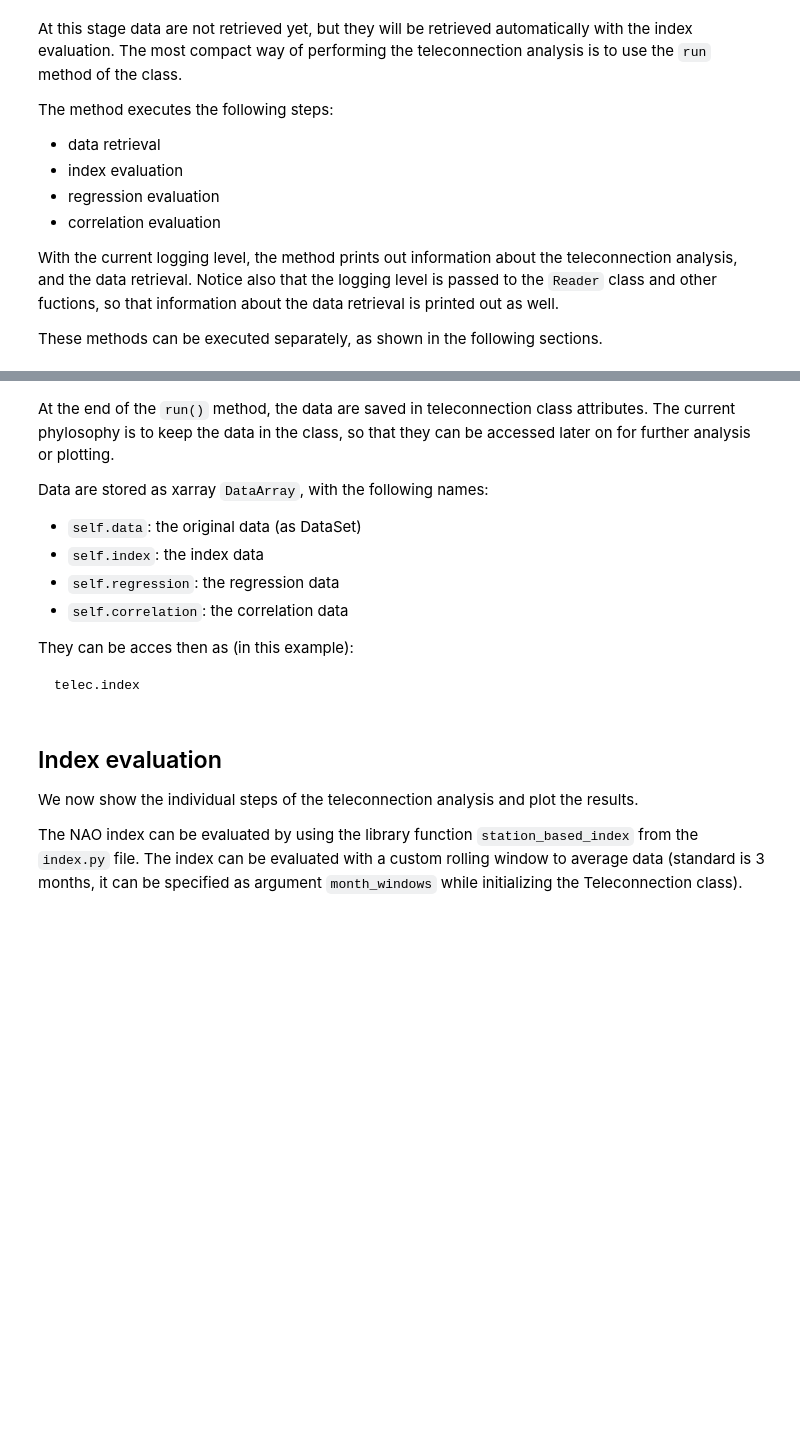
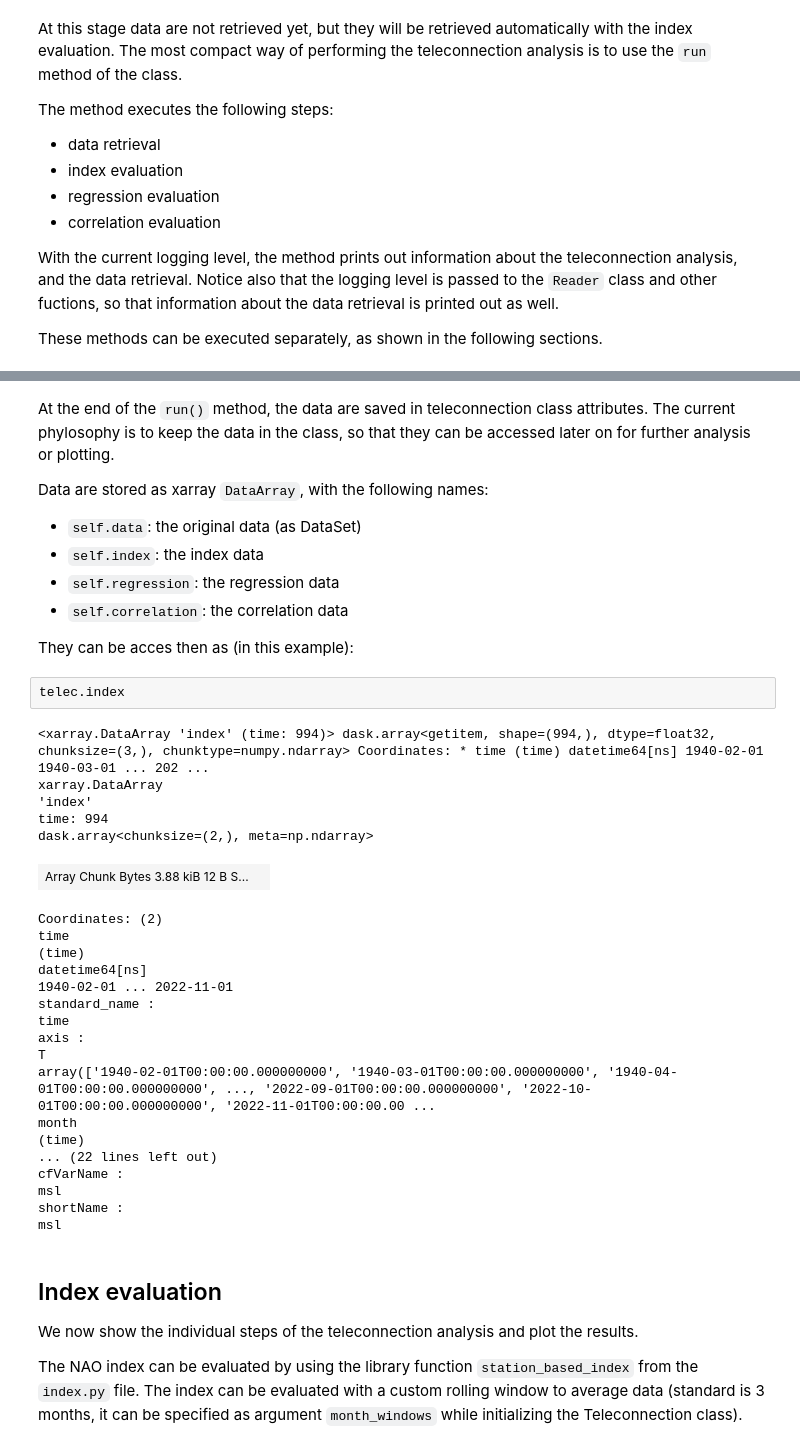
Before and after one commit to Predictia/AQUA, a Jupyter notebook: diagnostics/teleconnections/notebooks/NAO.ipynb, the cells around one changed output, grey strips where cells are left out. Cells and saved outputs as stored; diff of their text form; blank space fills up the shorter version.

````diff
--- a/diagnostics/teleconnections/notebooks/NAO.ipynb
+++ b/diagnostics/teleconnections/notebooks/NAO.ipynb
@@ -97,10 +102,32 @@ Data are stored as xarray `DataArray`, with the following names:
 - `self.correlation`: the correlation data
 
 They can be acces then as (in this example):
-
-```python
-telec.index
-```
+# %%
+telec.index
+# %% [output]
+<xarray.DataArray 'index' (time: 994)> dask.array<getitem, shape=(994,), dtype=float32, chunksize=(3,), chunktype=numpy.ndarray> Coordinates: * time (time) datetime64[ns] 1940-02-01 1940-03-01 ... 202 ...
+xarray.DataArray
+'index'
+time: 994
+dask.array<chunksize=(2,), meta=np.ndarray>
+| Array Chunk Bytes 3.88 kiB 12 B S... |  |
+Coordinates: (2)
+time
+(time)
+datetime64[ns]
+1940-02-01 ... 2022-11-01
+standard_name :
+time
+axis :
+T
+array(['1940-02-01T00:00:00.000000000', '1940-03-01T00:00:00.000000000', '1940-04-01T00:00:00.000000000', ..., '2022-09-01T00:00:00.000000000', '2022-10-01T00:00:00.000000000', '2022-11-01T00:00:00.00 ...
+month
+(time)
+... (22 lines left out)
+cfVarName :
+msl
+shortName :
+msl
 # %% [markdown]
 ## Index evaluation
 
````
Also changed, not shown: parts of 8 cells of this notebook.
